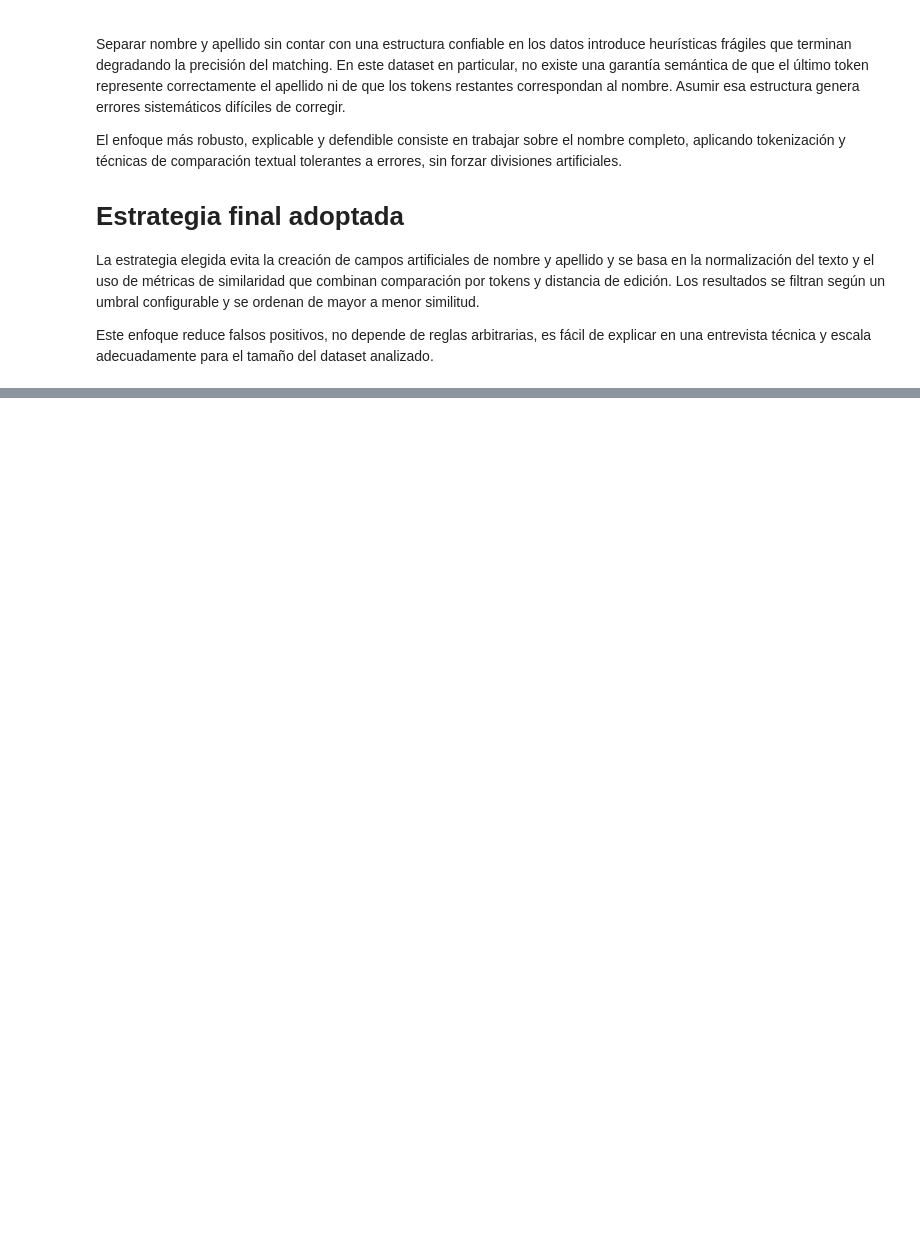
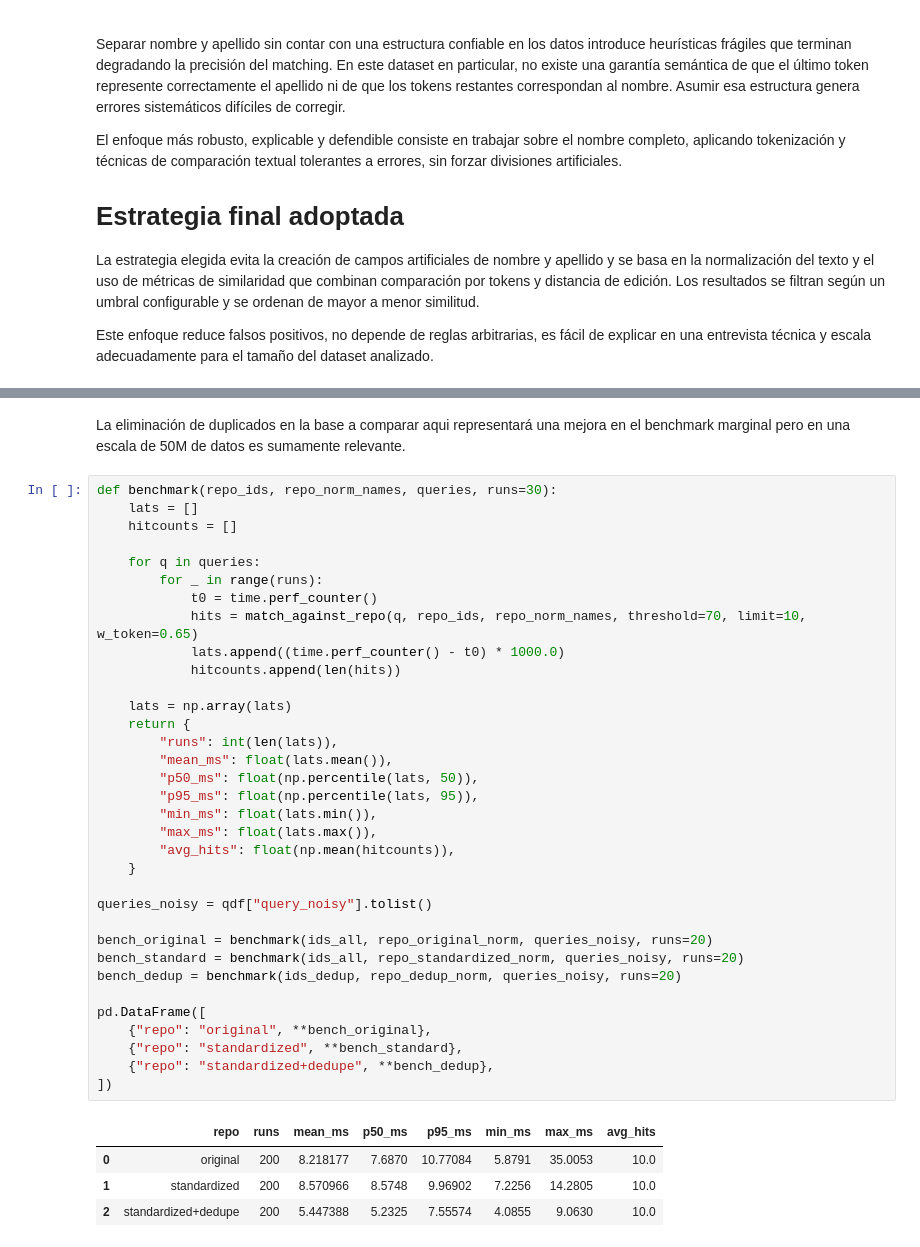
Before and after one commit to pedro-bonafe/api_meli_challenge, a Jupyter notebook: code/data_analisis.ipynb, the cells around one changed output, grey strips where cells are left out. Saved outputs shown, nothing was run; the diff lists cells and outputs as text; blank space fills up the shorter version.

```diff
--- a/code/data_analisis.ipynb
+++ b/code/data_analisis.ipynb
@@ -201,0 +667,41 @@ Este enfoque reduce falsos positivos, no depende de reglas arbitrarias, es fáci
+# %% [markdown]
+La eliminación de duplicados en la base a comparar aqui representará una mejora en el benchmark marginal pero en una escala de 50M de datos es sumamente relevante.
+# %%
+def benchmark(repo_ids, repo_norm_names, queries, runs=30):
+    lats = []
+    hitcounts = []
+
+    for q in queries:
+        for _ in range(runs):
+            t0 = time.perf_counter()
+            hits = match_against_repo(q, repo_ids, repo_norm_names, threshold=70, limit=10, w_token=0.65)
+            lats.append((time.perf_counter() - t0) * 1000.0)
+            hitcounts.append(len(hits))
+
+    lats = np.array(lats)
+    return {
+        "runs": int(len(lats)),
+        "mean_ms": float(lats.mean()),
+        "p50_ms": float(np.percentile(lats, 50)),
+        "p95_ms": float(np.percentile(lats, 95)),
+        "min_ms": float(lats.min()),
+        "max_ms": float(lats.max()),
+        "avg_hits": float(np.mean(hitcounts)),
+    }
+
+queries_noisy = qdf["query_noisy"].tolist()
+
+bench_original = benchmark(ids_all, repo_original_norm, queries_noisy, runs=20)
+bench_standard = benchmark(ids_all, repo_standardized_norm, queries_noisy, runs=20)
+bench_dedup = benchmark(ids_dedup, repo_dedup_norm, queries_noisy, runs=20)
+
+pd.DataFrame([
+    {"repo": "original", **bench_original},
+    {"repo": "standardized", **bench_standard},
+    {"repo": "standardized+dedupe", **bench_dedup},
+])
+# %% [output]
+|  | repo | runs | mean_ms | p50_ms | p95_ms | min_ms | max_ms | avg_hits |
+| 0 | original | 200 | 8.218177 | 7.6870 | 10.77084 | 5.8791 | 35.0053 | 10.0 |
+| 1 | standardized | 200 | 8.570966 | 8.5748 | 9.96902 | 7.2256 | 14.2805 | 10.0 |
+| 2 | standardized+dedupe | 200 | 5.447388 | 5.2325 | 7.55574 | 4.0855 | 9.0630 | 10.0 |
```
Also changed, not shown: parts of 38 cells of this notebook, 1 other file.
